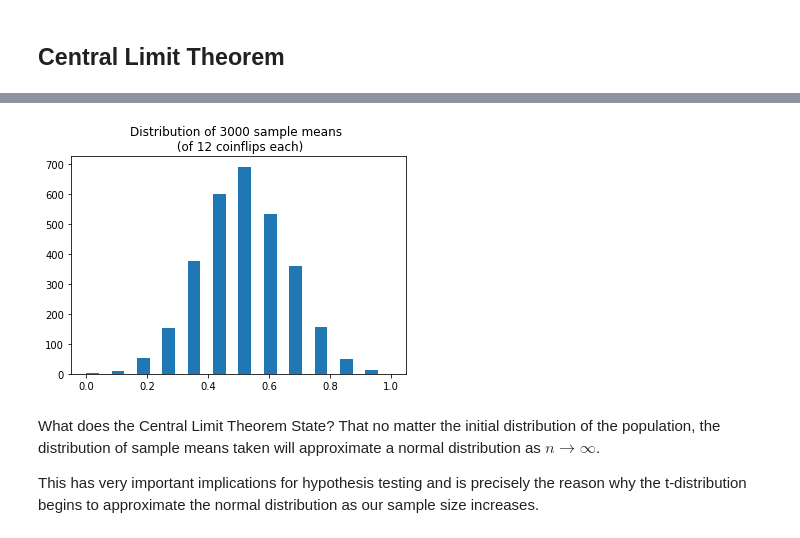
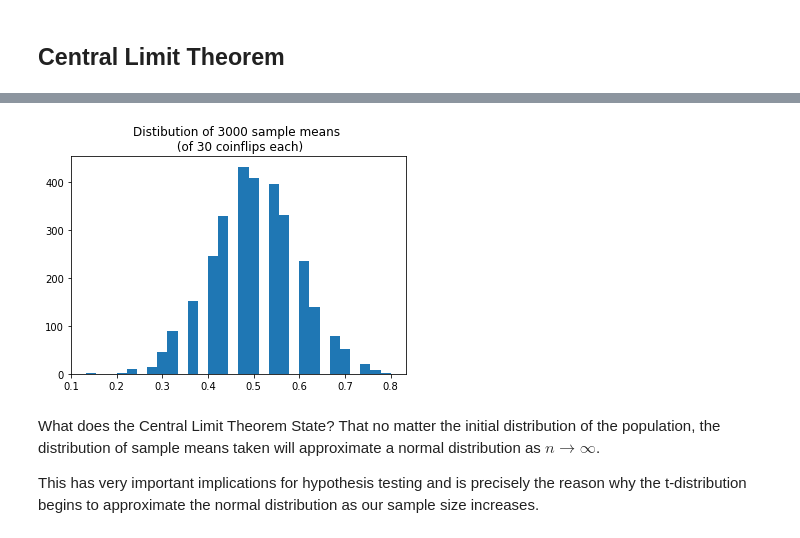
Before and after one commit to JimKing100/DS-Unit-1-Sprint-3-Statistical-Tests-and-Experiments, a Jupyter notebook: module2-sampling-confidence-intervals-and-hypothesis-testing/LS_DS_132_Sampling_Confidence_Intervals_and_Hypothesis_Testing.ipynb, the cells around one changed output, grey strips where cells are left out. Cells and saved outputs as stored; diff of their text form; code cells hidden in the pictures.

```diff
--- a/module2-sampling-confidence-intervals-and-hypothesis-testing/LS_DS_132_Sampling_Confidence_Intervals_and_Hypothesis_Testing.ipynb
+++ b/module2-sampling-confidence-intervals-and-hypothesis-testing/LS_DS_132_Sampling_Confidence_Intervals_and_Hypothesis_Testing.ipynb
@@ -103,9 +109,10 @@ import numpy as np
 import matplotlib.pyplot as plt
 import pandas as pd
 
+N = 3000
 sample_means = []
-for x in range(0,3000):
-  coinflips = np.random.binomial(n=1, p=.5, size=12)
+for x in range(0, N):
+  coinflips = np.random.binomial(n=1, p=.5, size=30)
   one_sample = coinflips
   sample_means.append(coinflips.mean())
 
@@ -132,8 +143,9 @@ df.a.hist()
 # %%
-ax = plt.hist(sample_means, bins=24)
-plt.title('Distribution of 3000 sample means \n (of 12 coinflips each)');
+# Plot histogram to look at distribution of all coin flips - the histogram of the means creates a normal distibution
+ax = plt.hist(sample_means, bins=30)
+plt.title(f'Distibution of {N} sample means \n (of 30 coinflips each)');
 # %% [output]
-[figure, old version]
+[figure, new version]
 # %% [markdown]
 What does the Central Limit Theorem State? That no matter the initial distribution of the population, the distribution of sample means taken will approximate a normal distribution as $n \rightarrow \infty$.
 
```
Also changed, not shown: parts of 48 cells of this notebook.
